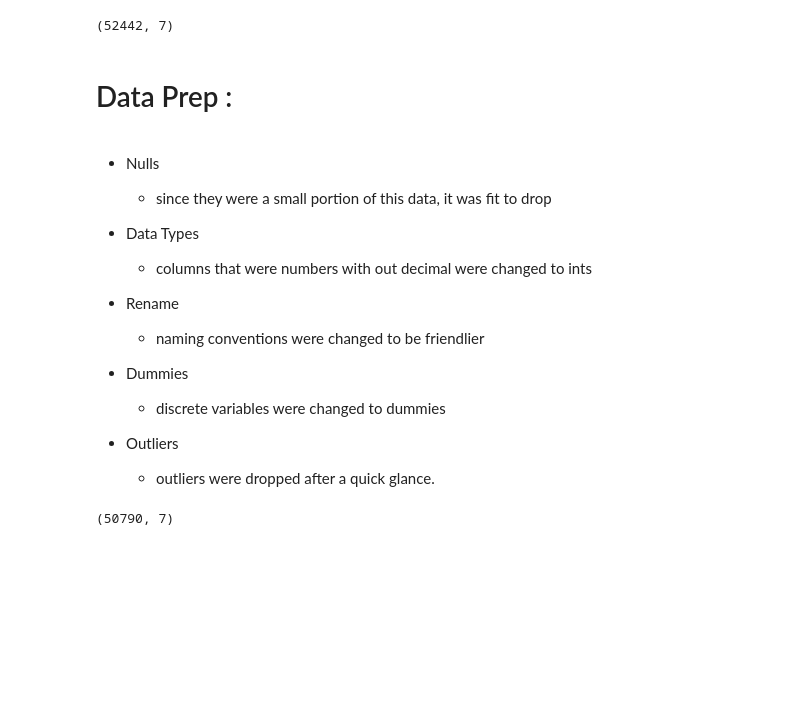
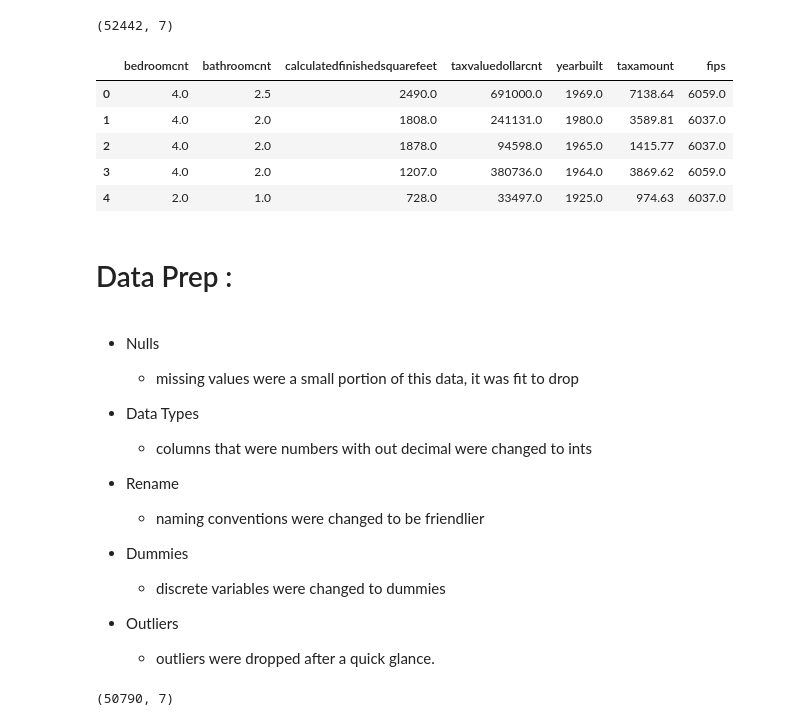
Before and after one commit to brandontnavarrete/estimating-home-value, a Jupyter notebook: final_notebook.ipynb, the cells around one changed output. Cells and saved outputs as stored; diff of their text form; code cells hidden in the pictures; blank space fills up the shorter version.

```diff
--- a/final_notebook.ipynb
+++ b/final_notebook.ipynb
@@ -56,23 +56,32 @@ df = wr.get_zillow_data()
 df.shape
 # %% [output]
 (52442, 7)
+# %%
+df.head()
+# %% [output]
+|  | bedroomcnt | bathroomcnt | calculatedfinishedsquarefeet | taxvaluedollarcnt | yearbuilt | taxamount | fips |
+| 0 | 4.0 | 2.5 | 2490.0 | 691000.0 | 1969.0 | 7138.64 | 6059.0 |
+| 1 | 4.0 | 2.0 | 1808.0 | 241131.0 | 1980.0 | 3589.81 | 6037.0 |
+| 2 | 4.0 | 2.0 | 1878.0 | 94598.0 | 1965.0 | 1415.77 | 6037.0 |
+| 3 | 4.0 | 2.0 | 1207.0 | 380736.0 | 1964.0 | 3869.62 | 6059.0 |
+| 4 | 2.0 | 1.0 | 728.0 | 33497.0 | 1925.0 | 974.63 | 6037.0 |
 # %% [markdown]
 # Data Prep :
-# %% [markdown]
-* Nulls
-  * since they were a small portion of this data, it was fit to drop
-
-* Data Types
-    * columns that were numbers with out decimal were changed to ints
-
-* Rename
-    * naming conventions were changed to be friendlier
-
-* Dummies
-    * discrete variables were changed to dummies
-
-* Outliers
-    * outliers were dropped after a quick glance.
+# %% [markdown]
+* Nulls
+  * missing values were a small portion of this data, it was fit to drop
+
+* Data Types
+    * columns that were numbers with out decimal were changed to ints
+
+* Rename
+    * naming conventions were changed to be friendlier
+
+* Dummies
+    * discrete variables were changed to dummies
+
+* Outliers
+    * outliers were dropped after a quick glance.
 # %%
 # calling my wrangle function to clean my data
 df,df_d = wr.clean_zillow(df)
```
Also changed, not shown: parts of 41 cells of this notebook, 4 other files.
